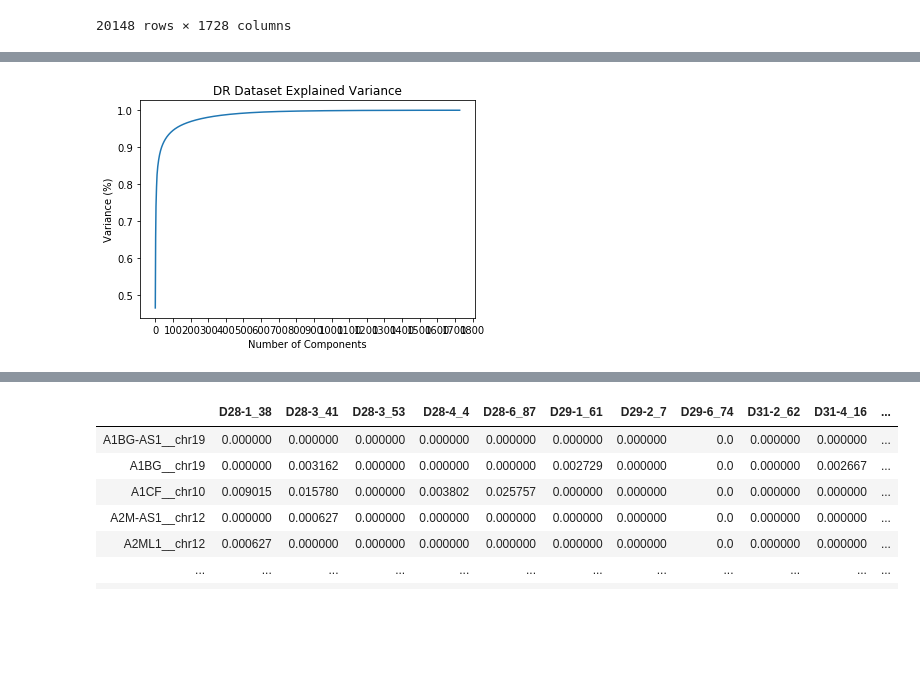
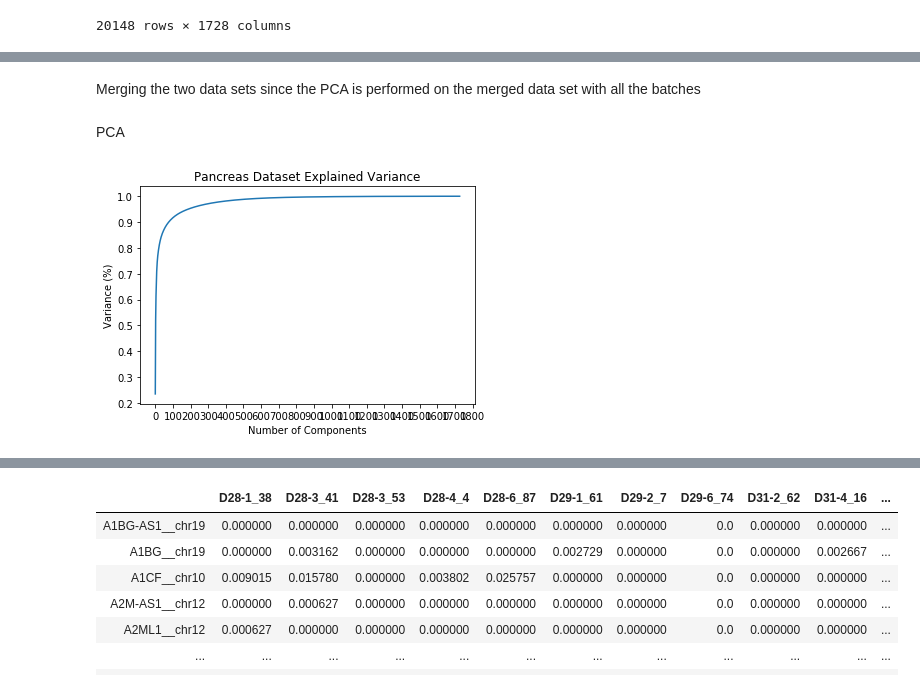
Before and after one commit to derrickliu8/Stat-697BD-Final-Project, a Jupyter notebook: fastMNN.ipynb, the cells around one changed output, grey strips where cells are left out. Saved outputs shown, nothing was run; the diff lists cells and outputs as text; code cells hidden in the pictures; blank space fills up the shorter version.

Commit message:
organizing fastMNN file better, trying to merge different datasets into one dataset for PCA

```diff
--- a/fastMNN.ipynb
+++ b/fastMNN.ipynb
@@ -129,0 +184,5 @@ normalized_pancreas
+# %%
+normalized_pancreas_t= normalized_pancreas.transpose()
+x = np.array(["1"])
+normalized_pancreas_t['batch'] = np.repeat(x, [1728])
+normalized_pancreas_t
@@ -149,0 +262,2 @@ normalized_pancreas
+# %% [markdown]
+Merging the two data sets since the PCA is performed on the merged data set with all the batches
@@ -150,18 +269,19 @@ normalized_pancreas
+# %% [markdown]
+PCA
 # %%
 # graph to determine how many principal components should be selected for PCA of first data set
 
 #Fitting the PCA algorithm with our Data
-pca = PCA().fit(normalized_pancreas)
+pca = PCA().fit(normalized_pancreas_t)
 #Plotting the Cumulative Summation of the Explained Variance
 plt.figure()
 plt.plot(np.cumsum(pca.explained_variance_ratio_))
 plt.xlabel('Number of Components')
 plt.xticks([0,100,200,300,400,500,600,700,800,900,1000,1100,1200,1300,1400,1500,1600,1700,1800])
 plt.ylabel('Variance (%)') #for each component
-plt.title('DR Dataset Explained Variance')
+plt.title('Pancreas Dataset Explained Variance')
 plt.show()
 
 # Plot shows that we could do PCA with 100 principal components (could explain 95% of variance)
-# It says the number of PCs should be = min(n_samples, n_features) in the class notes though.. --> I asked the prof about this
 # %% [output]
-[figure, old version]
+[figure, new version]
```
Also changed, not shown: parts of 25 cells of this notebook, 1 other file.
